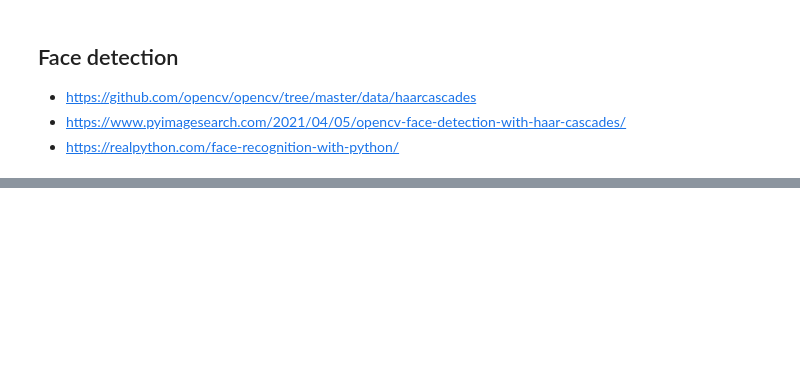
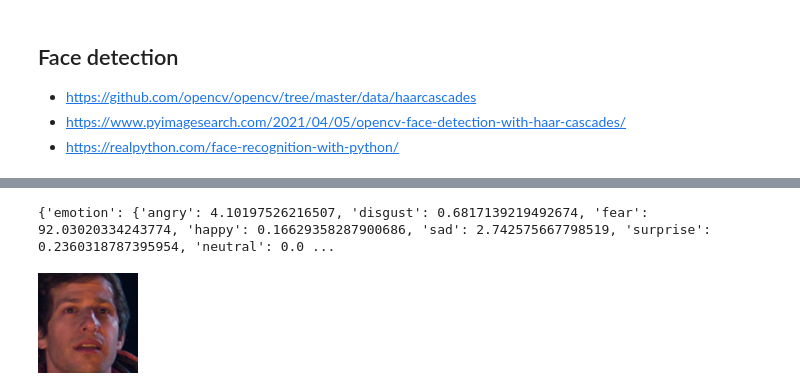
Before and after one commit to dataforgoodfr/bechdelai, a Jupyter notebook: notebooks/20211029 - Exploration of videos.ipynb, the cells around one changed output, grey strips where cells are left out. Cells and saved outputs as stored; diff of their text form; code cells hidden in the pictures; blank space fills up the shorter version.

```diff
--- a/notebooks/20211029 - Exploration of videos.ipynb
+++ b/notebooks/20211029 - Exploration of videos.ipynb
@@ -49,0 +93,6 @@ SystemError: <class 'cv2.CascadeClassifier'> returned a result with an error set
+# %%
+print(frames.faces[0].analyze())
+frames.faces[0]
+# %% [output]
+{'emotion': {'angry': 4.10197526216507, 'disgust': 0.6817139219492674, 'fear': 92.03020334243774, 'happy': 0.16629358287900686, 'sad': 2.742575667798519, 'surprise': 0.2360318787395954, 'neutral': 0.0 ...
+[figure, added]
```
Also changed, not shown: parts of 38 cells of this notebook, 14 other files.
